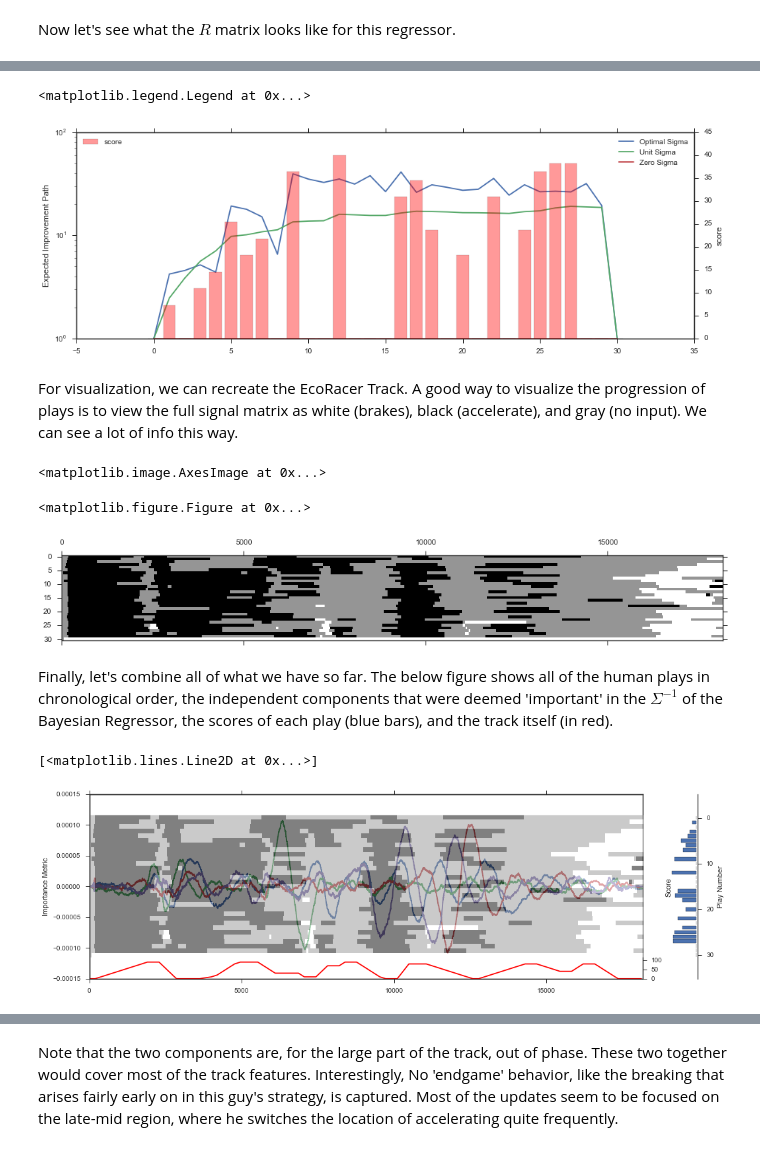
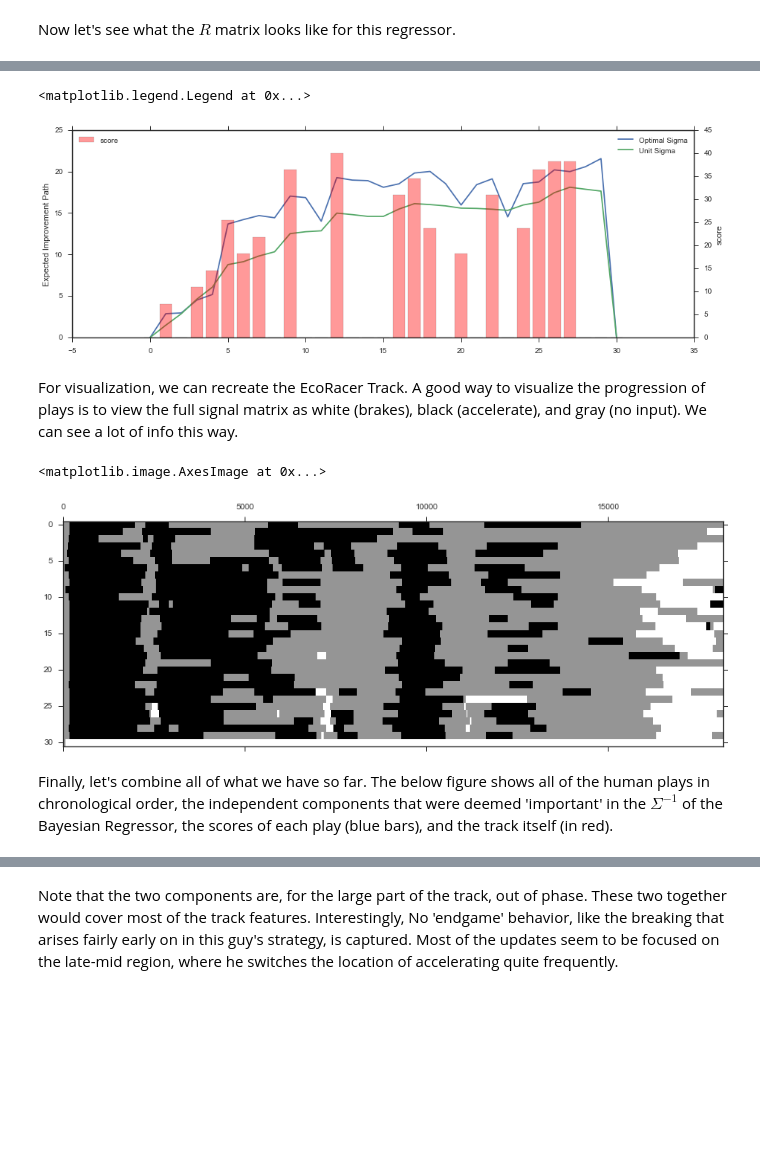
Before and after one commit to DesignInformaticsLab/EcoRacer2016, a Jupyter notebook: Player2/Player2_Example.ipynb, the cells around one changed output, grey strips where cells are left out. Drawn from its saved outputs; the diff is of its cells as text; code cells hidden in the pictures; blank space fills up the shorter version.

```diff
--- a/Player2/Player2_Example.ipynb
+++ b/Player2/Player2_Example.ipynb
@@ -74,10 +74,10 @@ z_sig[-1]=2.6
 ax2 = host.twinx()
 best_path = bestKrig.f_path(best_sig)
 unit_path = bestKrig.f_path(unit_sig)
-zero_path = bestKrig.f_path(z_sig)
-host.semilogy(best_path+1, label='Optimal Sigma')
-host.semilogy(unit_path+1, label='Unit Sigma')
-host.semilogy(zero_path+1, label='Zero Sigma')
+# zero_path = bestKrig.f_path(z_sig)
+host.plot(best_path, label='Optimal Sigma')
+host.plot(unit_path, label='Unit Sigma')
+# host.semilogy(zero_path+1, label='Zero Sigma')
 host.set_ylabel('Expected Improvement Path')
 ax2.bar(range(bestKrig.n), y, align='center', log=False,
         color='r', alpha=0.4, label='score')
@@ -97,7 +97,7 @@ ax2.legend(loc=2)
 # print best_diff-np.min(best_diff)+1
 # %% [output]
 <matplotlib.legend.Legend at 0x...>
-[figure, old version]
+[figure, new version]
 # %% [markdown]
 For visualization, we can recreate the EcoRacer Track. A good way to visualize the progression of plays is to view the full signal matrix as white (brakes), black (accelerate), and gray (no input). We can see a lot of info this way.
 # %%
@@ -107,37 +107,33 @@ data = [0,0,10,20,30,40,50,60,70,80,90,90,90,60,30,0,0,0,0,0,5,10,20,40,60,80,90
 # %%
 p2=pre.all_dat[masks[1]]
 plt.figure(figsize=(15,5))
-plt.matshow(p2, aspect=75)
+plt.matshow(p2, aspect=200, fignum=False)
 # %% [output]
 <matplotlib.image.AxesImage at 0x...>
-<matplotlib.figure.Figure at 0x...>
-[figure, old version]
+[figure, new version]
 # %% [markdown]
 Finally, let's combine all of what we have so far. The below figure shows all of the human plays in chronological order, the independent components that were deemed 'important' in the $\Sigma^{-1}$ of the Bayesian Regressor, the scores of each play (blue bars), and the track itself (in red).
 # %%
-sns.set_style('ticks')
-fig, host = plt.subplots(figsize=(15,5))
+def comp_play(comps):
+    sns.set_style('ticks')
+    fig, host = plt.subplots(figsize=(15,5))
 
-#host.plot(np.diag(visI))
+    #host.plot(np.diag(visI))
 
-ax2 = host.twinx()
-ax1 = host.twinx()
-ax1.matshow(p2, aspect=150, alpha=.5)
-ax2.plot(np.linspace(0,18120,num=96), data, color='r')
-ax2.set_ylim(0,1000)
-host.set_xlim(0,18160)
-host.set_ylabel("Importance Metric")
-ax1.spines["right"].set_position(("axes", 1.1))
-ax1.set_ylabel("Play Number")
-ax2.set_yticks([0., 50., 100.]);
-ax2.set_ylabel("Score")
-ax1.barh(range(bestKrig.n), -20*y, align='center',
-         left = 18120+1812, clip_on=False)
-#host.plot(1/(np.diag(visI)+.0001))
-host.plot(pre.pca.components_[1])
-host.plot(pre.pca.components_[7])
-host.plot(pre.pca.components_[24])
-host.plot(pre.pca.components_[28])
+    ax2 = host.twinx()
+    ax1 = host.twinx()
+    ax1.matshow(p2, aspect=150, alpha=.5)
+    ax2.plot(np.linspace(0,18120,num=96), data, color='r')
+    ax2.set_ylim(0,1000)
+    host.set_xlim(0,18160)
+    host.set_ylabel("Importance Metric")
+    ax1.spines["right"].set_position(("axes", 1.1))
+    ax1.set_ylabel("Play Number")
+    ax2.set_yticks([0., 50., 100.]);
+    ax2.set_ylabel("Score")
+    ax1.barh(range(bestKrig.n), -20*y, align='center',
+             left = 18120+1812, clip_on=False)
+    #host.plot(1/(np.diag(visI)+.0001))
+    # host.plot(pre.pca.components_[1])
+    for i in comps:
+        host.plot(pre.pca.components_[i])
-# %% [output]
-[<matplotlib.lines.Line2D at 0x...>]
-[figure, removed]
```
Also changed, not shown: parts of 7 cells of this notebook, 3 other files.
